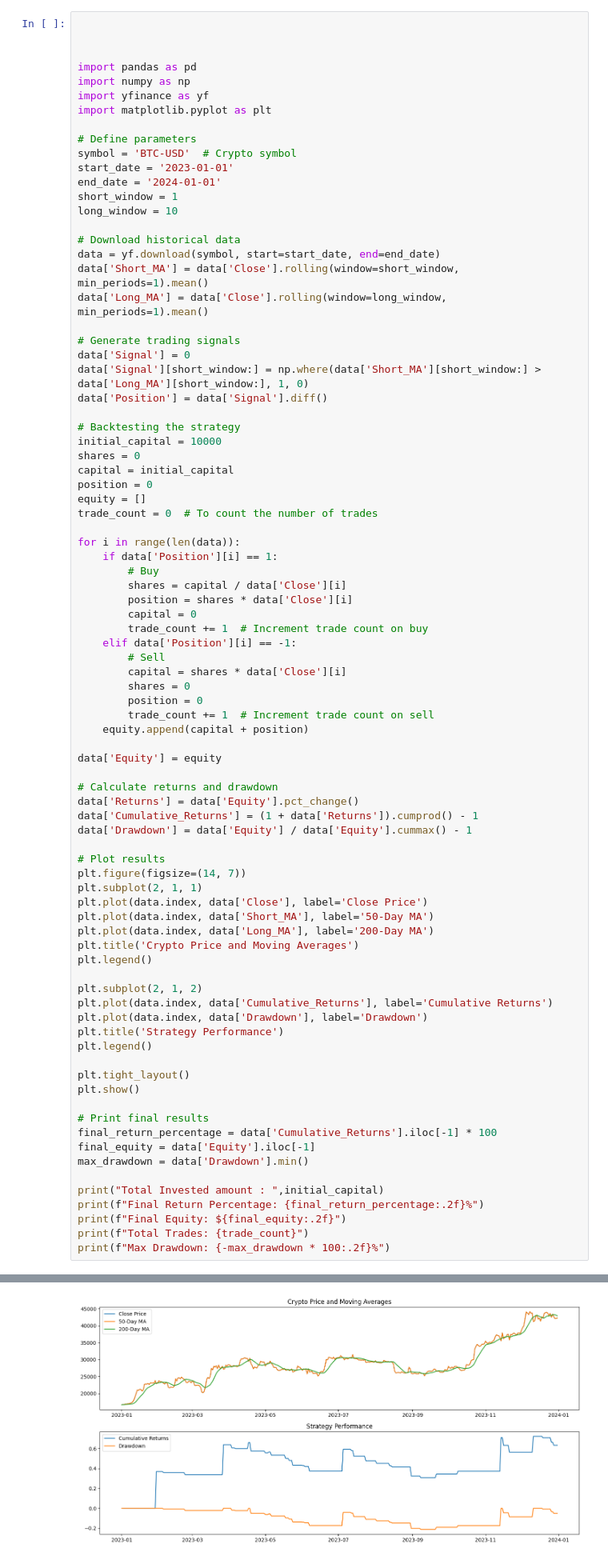
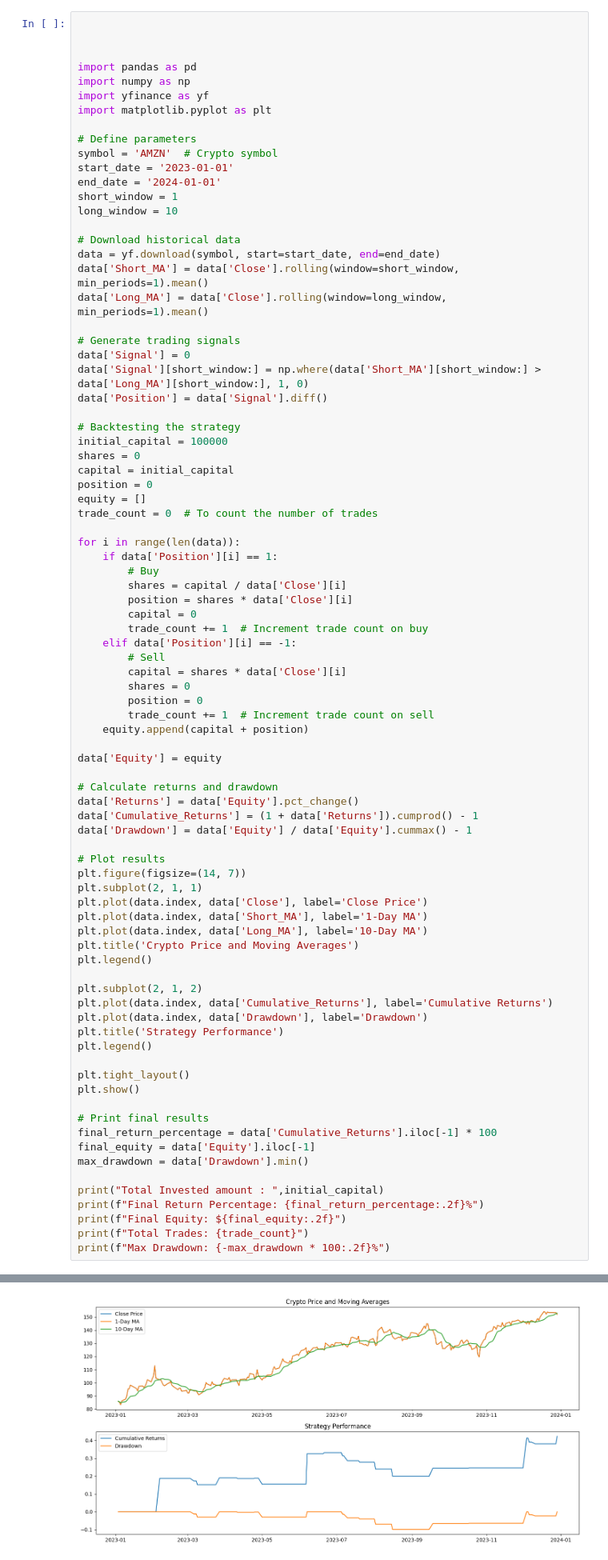
Before and after one commit to vivekgautamgv/Python-For-Finance, a Jupyter notebook: Seminar_Presentation.ipynb, the cells around one changed output, grey strips where cells are left out. Shown at 80% size. Drawn from its saved outputs; the diff is of its cells as text.

```diff
--- a/Seminar_Presentation.ipynb
+++ b/Seminar_Presentation.ipynb
@@ -10,7 +104,7 @@ import yfinance as yf
 import matplotlib.pyplot as plt
 
 # Define parameters
-symbol = 'BTC-USD'  # Crypto symbol
+symbol = 'AMZN'  # Crypto symbol
 start_date = '2023-01-01'
 end_date = '2024-01-01'
 short_window = 1
@@ -27,7 +121,7 @@ data['Signal'][short_window:] = np.where(data['Short_MA'][short_window:] > data[
 data['Position'] = data['Signal'].diff()
 
 # Backtesting the strategy
-initial_capital = 10000
+initial_capital = 100000
 shares = 0
 capital = initial_capital
 position = 0
@@ -60,34 +154,34 @@ data['Drawdown'] = data['Equity'] / data['Equity'].cummax() - 1
 plt.figure(figsize=(14, 7))
 plt.subplot(2, 1, 1)
 plt.plot(data.index, data['Close'], label='Close Price')
-plt.plot(data.index, data['Short_MA'], label='50-Day MA')
-plt.plot(data.index, data['Long_MA'], label='200-Day MA')
+plt.plot(data.index, data['Short_MA'], label='1-Day MA')
+plt.plot(data.index, data['Long_MA'], label='10-Day MA')
 plt.title('Crypto Price and Moving Averages')
 plt.legend()
 
 plt.subplot(2, 1, 2)
 plt.plot(data.index, data['Cumulative_Returns'], label='Cumulative Returns')
 plt.plot(data.index, data['Drawdown'], label='Drawdown')
 plt.title('Strategy Performance')
 plt.legend()
 
 plt.tight_layout()
 plt.show()
 
 # Print final results
 final_return_percentage = data['Cumulative_Returns'].iloc[-1] * 100
 final_equity = data['Equity'].iloc[-1]
 max_drawdown = data['Drawdown'].min()
 
 print("Total Invested amount : ",initial_capital)
 print(f"Final Return Percentage: {final_return_percentage:.2f}%")
 print(f"Final Equity: ${final_equity:.2f}")
 print(f"Total Trades: {trade_count}")
 print(f"Max Drawdown: {-max_drawdown * 100:.2f}%")
 # %% [output]
 [*********************100%%**********************]  1 of 1 completed
 A value is trying to be set on a copy of a slice from a DataFrame
 
 See the caveats in the documentation: https://pandas.pydata.org/pandas-docs/stable/user_guide/indexing.html#returning-a-view-versus-a-copy
   data['Signal'][short_window:] = np.where(data['Short_MA'][short_window:] > data['Long_MA'][short_window:], 1, 0)
-[figure, old version]
+[figure, new version]
```
Also changed, not shown: parts of 3 cells of this notebook.
